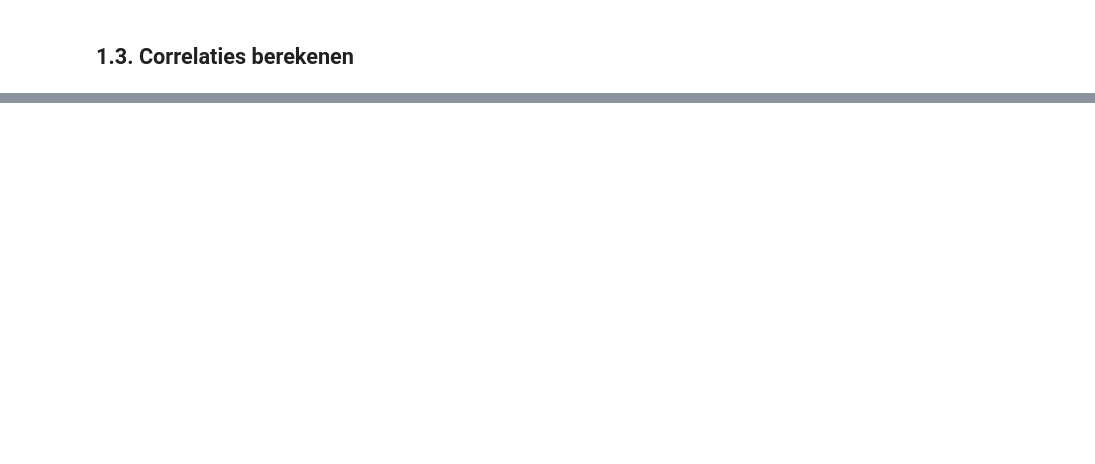
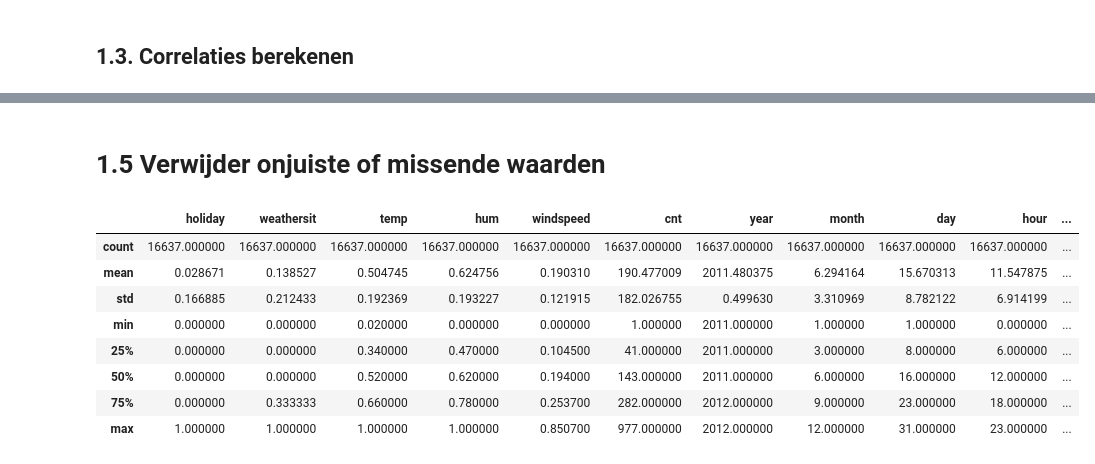
Before and after one commit to Roan-hhs/machine_learning_semester3, a Jupyter notebook: portfolio_2/portfolio2.ipynb, the cells around one changed output, grey strips where cells are left out. Saved outputs shown, nothing was run; the diff lists cells and outputs as text; code cells hidden in the pictures; blank space fills up the shorter version.

```diff
--- a/portfolio_2/portfolio2.ipynb
+++ b/portfolio_2/portfolio2.ipynb
@@ -143,3 +181,22 @@ plt.show()
 **correlaties**
 - cnt lijkt het meest te correleren met uur van de dag en temperatuur. Ondanks dit zou het handig zijn om bij het trainen van het model toch alle features mee te nemen.
 - temperatuur is natuurlijk heel hoog gecorreleerd met actual temperatuur, daarom zou één van deze kolommen weg kunnen bij de voorspellingen. temp heeft net een hogere correlatie, dus atemp zal weggelaten worden.
+# %% [markdown]
+# 1.5 Verwijder onjuiste of missende waarden
+# %%
+# Normalisering van weather situtation
+
+df['weathersit'] = (df['weathersit'] - df['weathersit'].min()) /  (df['weathersit'].max() - df['weathersit'].min())
+df = df.drop('atemp', axis=1)
+# %%
+display(df.describe())
+# %% [output]
+|  | holiday | weathersit | temp | hum | windspeed | cnt | year | month | day | hour | ... |
+| count | 16637.000000 | 16637.000000 | 16637.000000 | 16637.000000 | 16637.000000 | 16637.000000 | 16637.000000 | 16637.000000 | 16637.000000 | 16637.000000 | ... |
+| mean | 0.028671 | 0.138527 | 0.504745 | 0.624756 | 0.190310 | 190.477009 | 2011.480375 | 6.294164 | 15.670313 | 11.547875 | ... |
+| std | 0.166885 | 0.212433 | 0.192369 | 0.193227 | 0.121915 | 182.026755 | 0.499630 | 3.310969 | 8.782122 | 6.914199 | ... |
+| min | 0.000000 | 0.000000 | 0.020000 | 0.000000 | 0.000000 | 1.000000 | 2011.000000 | 1.000000 | 1.000000 | 0.000000 | ... |
+| 25% | 0.000000 | 0.000000 | 0.340000 | 0.470000 | 0.104500 | 41.000000 | 2011.000000 | 3.000000 | 8.000000 | 6.000000 | ... |
+| 50% | 0.000000 | 0.000000 | 0.520000 | 0.620000 | 0.194000 | 143.000000 | 2011.000000 | 6.000000 | 16.000000 | 12.000000 | ... |
+| 75% | 0.000000 | 0.333333 | 0.660000 | 0.780000 | 0.253700 | 282.000000 | 2012.000000 | 9.000000 | 23.000000 | 18.000000 | ... |
+| max | 1.000000 | 1.000000 | 1.000000 | 1.000000 | 0.850700 | 977.000000 | 2012.000000 | 12.000000 | 31.000000 | 23.000000 | ... |
```
Also changed, not shown: parts of 11 cells of this notebook.
